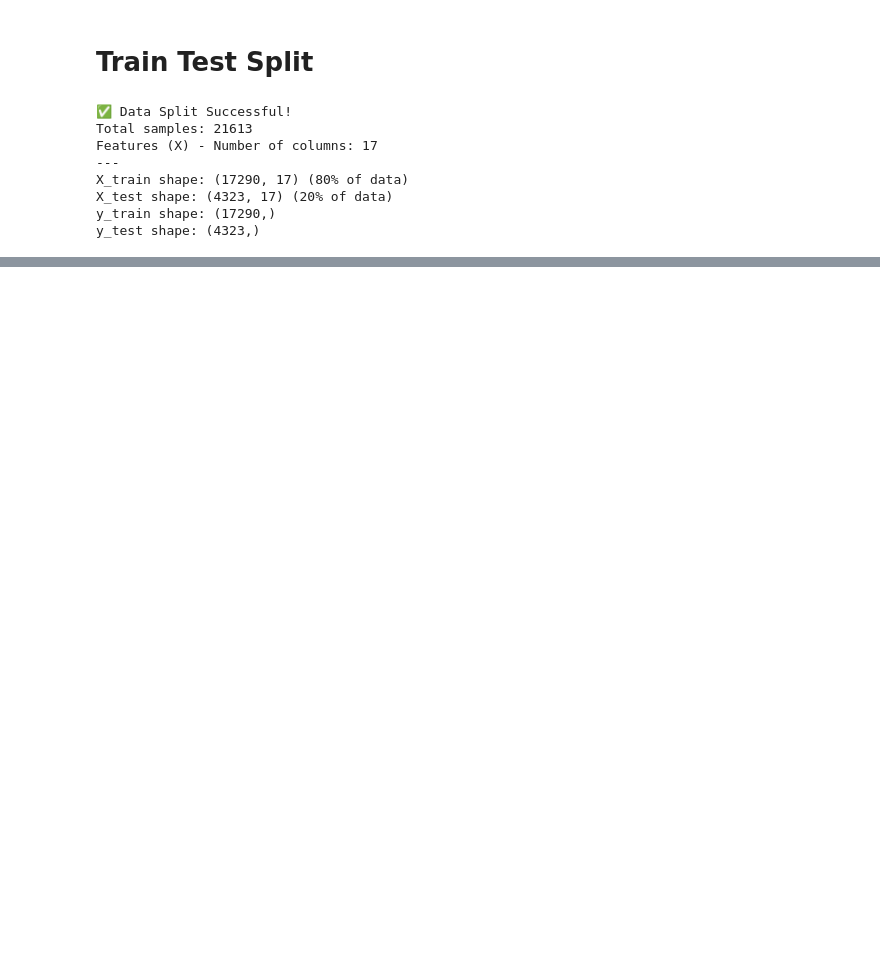
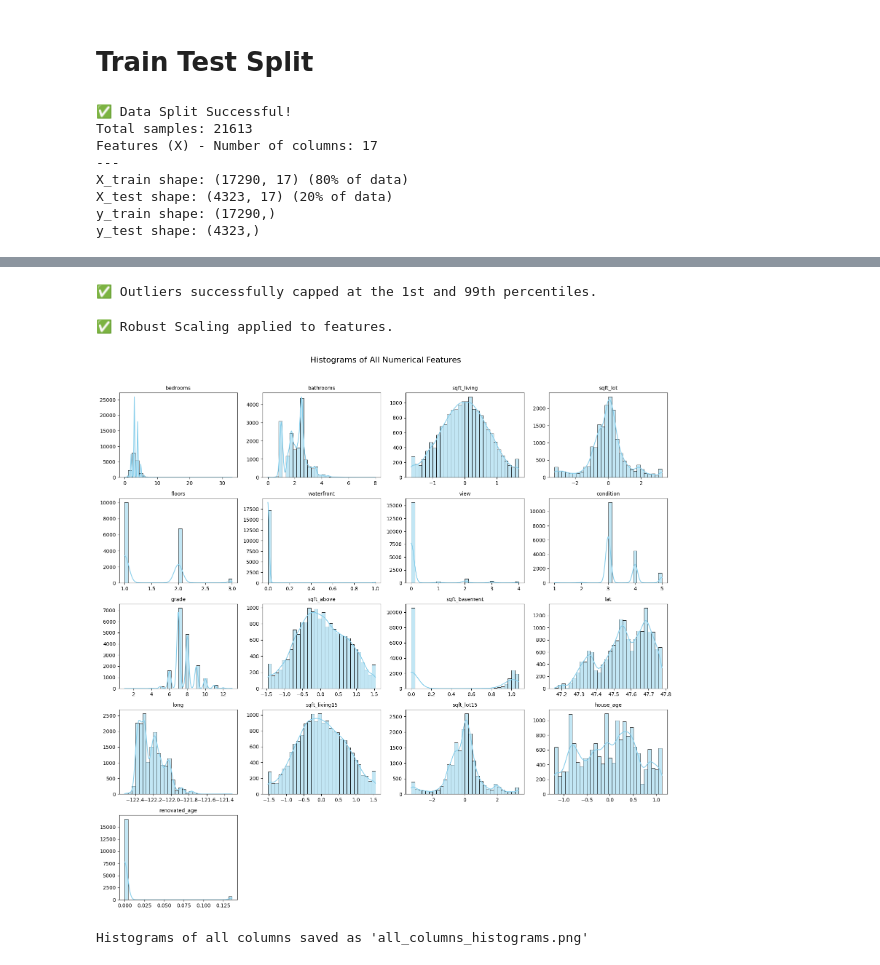
Before and after one commit to NurAlamNahidSarkar/housePricePrediction_ML, a Jupyter notebook: housepriceprediction.ipynb, the cells around one changed output, grey strips where cells are left out. Cells and saved outputs as stored; diff of their text form; code cells hidden in the pictures; blank space fills up the shorter version.

Commit message:
Kaggle Notebook | HousePricePrediction | Version 4

```diff
--- a/housepriceprediction.ipynb
+++ b/housepriceprediction.ipynb
@@ -333,3 +333,9 @@ Dropped 4 columns: ['year', 'month', 'day', 'zipcode']
 | 2 | 180000.0 | 2 | 1.00 | 770 | 10000 | 1 | 0 | 0 | 3 | 6 | ... |
 | 3 | 604000.0 | 4 | 3.00 | 1960 | 5000 | 1 | 0 | 0 | 5 | 7 | ... |
 | 4 | 510000.0 | 3 | 2.00 | 1680 | 8080 | 1 | 0 | 0 | 3 | 8 | ... |
+# %%
+df["house_age"] = 2025 - df["yr_built"]
+df["house_age"] = 2025 - df["yr_built"]
+
+df["renovated_age"] = np.where(df["yr_renovated"] == 0, 0, 2025 - df["yr_renovated"])
+df["renovated_age"] = np.where(df["yr_renovated"] == 0, 0, 2025 - df["yr_renovated"])
@@ -379,0 +458,74 @@ y_test shape: (4323,)
+# %%
+import numpy as np
+import pandas as pd
+from sklearn.preprocessing import RobustScaler, PowerTransformer
+
+# --- 2. CAPPING (WINSORIZATION) ---
+# NOTE: This must be done AFTER Yeo-Johnson but BEFORE the final RobustScaler fit.
+
+for col in cols_to_transform:
+    # Calculate the 1st and 99th percentile bounds using ONLY X_train
+    lower_bound = X_train[col].quantile(0.01)
+    upper_bound = X_train[col].quantile(0.99)
+
+    # Cap values in X_train
+    X_train[col] = np.where(X_train[col] < lower_bound, lower_bound, X_train[col])
+    X_train[col] = np.where(X_train[col] > upper_bound, upper_bound, X_train[col])
+
+    # Cap X_test using the SAME bounds calculated from X_train
+    X_test[col] = np.where(X_test[col] < lower_bound, lower_bound, X_test[col])
+    X_test[col] = np.where(X_test[col] > upper_bound, upper_bound, X_test[col])
+
+print("✅ Outliers successfully capped at the 1st and 99th percentiles.")
+# %% [output]
+✅ Outliers successfully capped at the 1st and 99th percentiles.
+# %%
+# B. ROBUST SCALING
+robust_scaler = RobustScaler()
+
+# 1. FIT on X_train only and TRANSFORM X_train
+X_train.loc[:, cols_to_transform] = robust_scaler.fit_transform(X_train[cols_to_transform])
+
+# 2. TRANSFORM X_test (DO NOT FIT)
+X_test.loc[:, cols_to_transform] = robust_scaler.transform(X_test[cols_to_transform])
+
+print("✅ Robust Scaling applied to features.")
+# %% [output]
+✅ Robust Scaling applied to features.
+# %%
+# --- 3. GENERATE HISTOGRAMS IN A LOOP ---
+
+# Identify columns to plot (typically all numerical features)
+# Exclude yr_built and yr_renovated if you are using the engineered age features,
+# but we will include them here to see their distribution.
+columns_to_plot = X_train.select_dtypes(include=np.number).columns.tolist()
+
+# Define the grid layout parameters
+N_COLS = 4  # Number of columns in the grid
+N_ROWS = int(np.ceil(len(columns_to_plot) / N_COLS))
+
+# Create the figure and subplots
+fig, axes = plt.subplots(N_ROWS, N_COLS, figsize=(4 * N_COLS, 3 * N_ROWS))
+axes = axes.flatten() # Flattens the 2D array of axes into a 1D array for easier iteration
+
+# Loop through all selected columns
+for i, col in enumerate(columns_to_plot):
+    # Plot histogram with KDE (Kernel Density Estimate) for smooth distribution shape
+    sns.histplot(X_train[col], kde=True, bins=30, ax=axes[i], color='skyblue')
+    axes[i].set_title(col, fontsize=10)
+    axes[i].set_xlabel('')
+    axes[i].set_ylabel('')
+
+# Hide any unused subplots
+for j in range(len(columns_to_plot), N_ROWS * N_COLS):
+    fig.delaxes(axes[j])
+
+plt.suptitle('Histograms of All Numerical Features', fontsize=16, y=1.02)
+plt.tight_layout(rect=[0, 0, 1, 1]) # Adjust layout to prevent overlapping titles/labels
+plt.savefig('all_columns_histograms.png')
+plt.show()
+
+print("Histograms of all columns saved as 'all_columns_histograms.png'")
+# %% [output]
+[figure, added]
+Histograms of all columns saved as 'all_columns_histograms.png'
```
Also changed, not shown: parts of 6 cells of this notebook.
